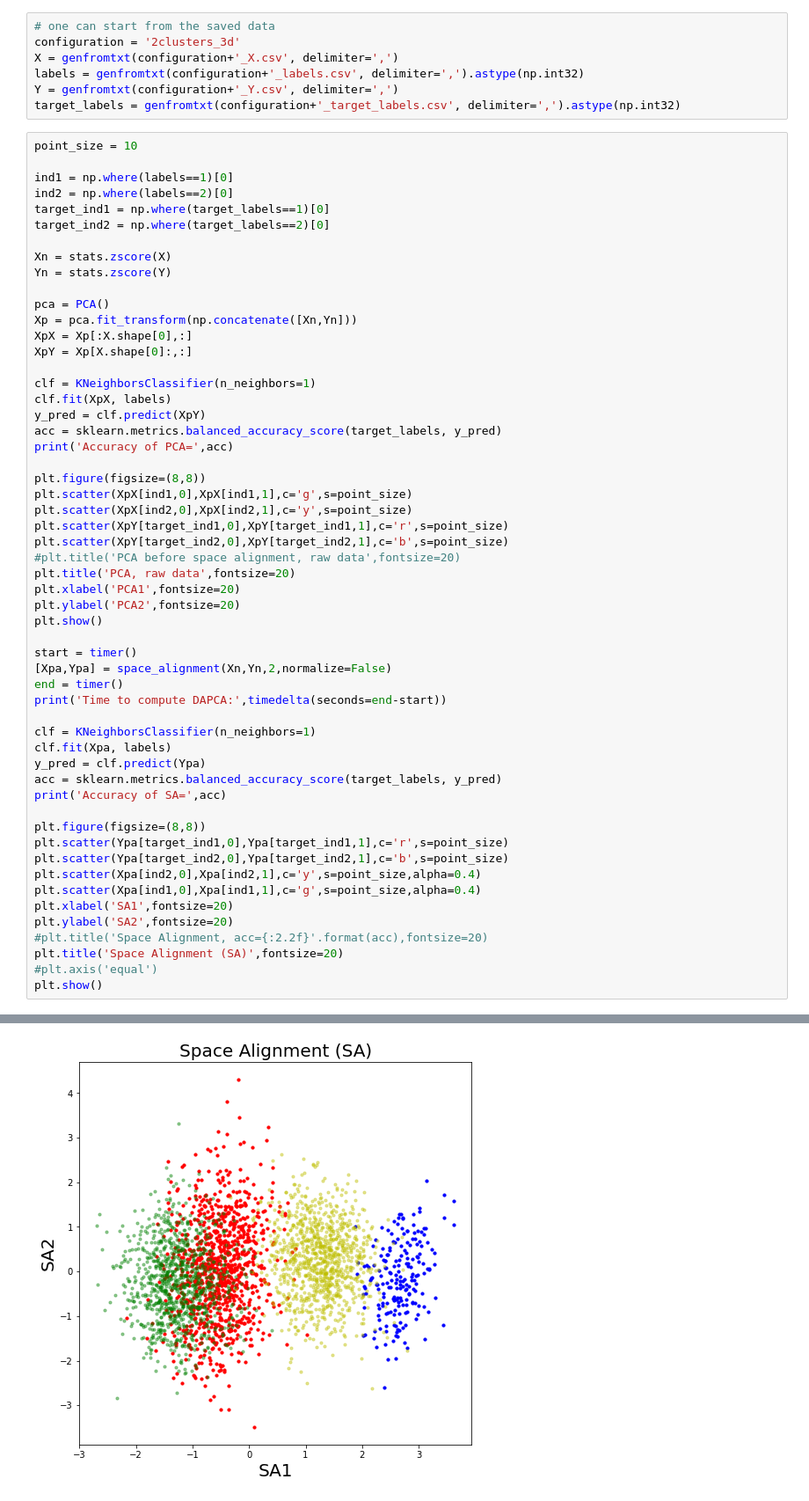
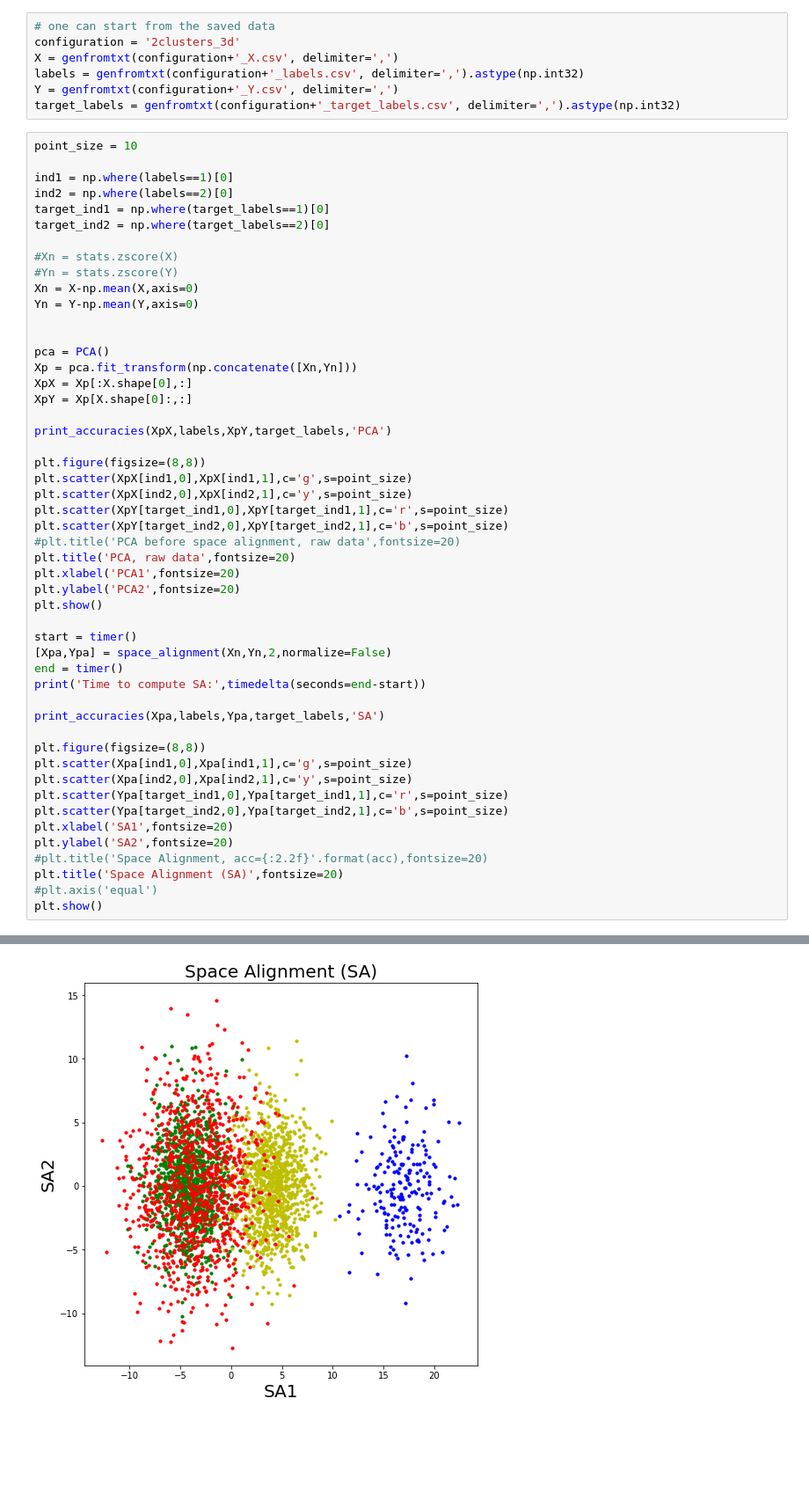
Before and after one commit to Mirkes/DAPCA, a Jupyter notebook: ComparisonOfLinearDAMethods_clean.ipynb, the cells around one changed output, grey strips where cells are left out. Shown at 88% size. Drawn from its saved outputs; the diff is of its cells as text; blank space fills up the shorter version.

```diff
--- a/ComparisonOfLinearDAMethods_clean.ipynb
+++ b/ComparisonOfLinearDAMethods_clean.ipynb
@@ -311,19 +330,18 @@ ind2 = np.where(labels==2)[0]
 target_ind1 = np.where(target_labels==1)[0]
 target_ind2 = np.where(target_labels==2)[0]
 
-Xn = stats.zscore(X)
-Yn = stats.zscore(Y)
+#Xn = stats.zscore(X)
+#Yn = stats.zscore(Y)
+Xn = X-np.mean(X,axis=0)
+Yn = Y-np.mean(Y,axis=0)
+
 
 pca = PCA()
 Xp = pca.fit_transform(np.concatenate([Xn,Yn]))
 XpX = Xp[:X.shape[0],:]
 XpY = Xp[X.shape[0]:,:]
 
-clf = KNeighborsClassifier(n_neighbors=1)
-clf.fit(XpX, labels)
-y_pred = clf.predict(XpY)
-acc = sklearn.metrics.balanced_accuracy_score(target_labels, y_pred)
-print('Accuracy of PCA=',acc)
+print_accuracies(XpX,labels,XpY,target_labels,'PCA')
 
 plt.figure(figsize=(8,8))
 plt.scatter(XpX[ind1,0],XpX[ind1,1],c='g',s=point_size)
@@ -339,19 +357,15 @@ plt.show()
 start = timer()
 [Xpa,Ypa] = space_alignment(Xn,Yn,2,normalize=False)
 end = timer()
-print('Time to compute DAPCA:',timedelta(seconds=end-start))
+print('Time to compute SA:',timedelta(seconds=end-start))
 
-clf = KNeighborsClassifier(n_neighbors=1)
-clf.fit(Xpa, labels)
-y_pred = clf.predict(Ypa)
-acc = sklearn.metrics.balanced_accuracy_score(target_labels, y_pred)
-print('Accuracy of SA=',acc)
+print_accuracies(Xpa,labels,Ypa,target_labels,'SA')
 
 plt.figure(figsize=(8,8))
+plt.scatter(Xpa[ind1,0],Xpa[ind1,1],c='g',s=point_size)
+plt.scatter(Xpa[ind2,0],Xpa[ind2,1],c='y',s=point_size)
 plt.scatter(Ypa[target_ind1,0],Ypa[target_ind1,1],c='r',s=point_size)
 plt.scatter(Ypa[target_ind2,0],Ypa[target_ind2,1],c='b',s=point_size)
-plt.scatter(Xpa[ind2,0],Xpa[ind2,1],c='y',s=point_size,alpha=0.4)
-plt.scatter(Xpa[ind1,0],Xpa[ind1,1],c='g',s=point_size,alpha=0.4)
 plt.xlabel('SA1',fontsize=20)
 plt.ylabel('SA2',fontsize=20)
 #plt.title('Space Alignment, acc={:2.2f}'.format(acc),fontsize=20)
@@ -366,4 +386,4 @@ Accuracy of SA= 0.933
-[figure, old version]
+[figure, new version]
 # %%
 point_size = 10
 
```
Also changed, not shown: parts of 6 cells of this notebook, 1 other file.
